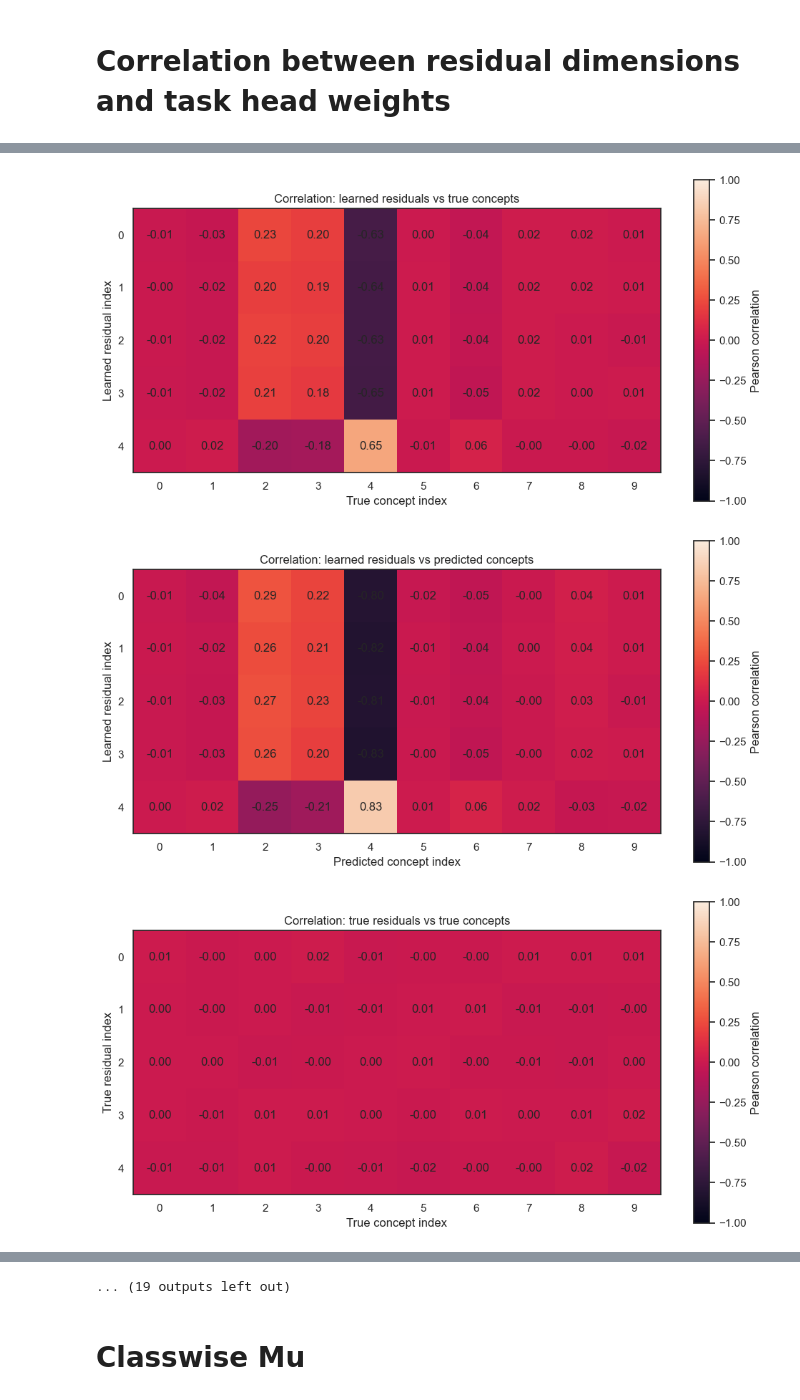
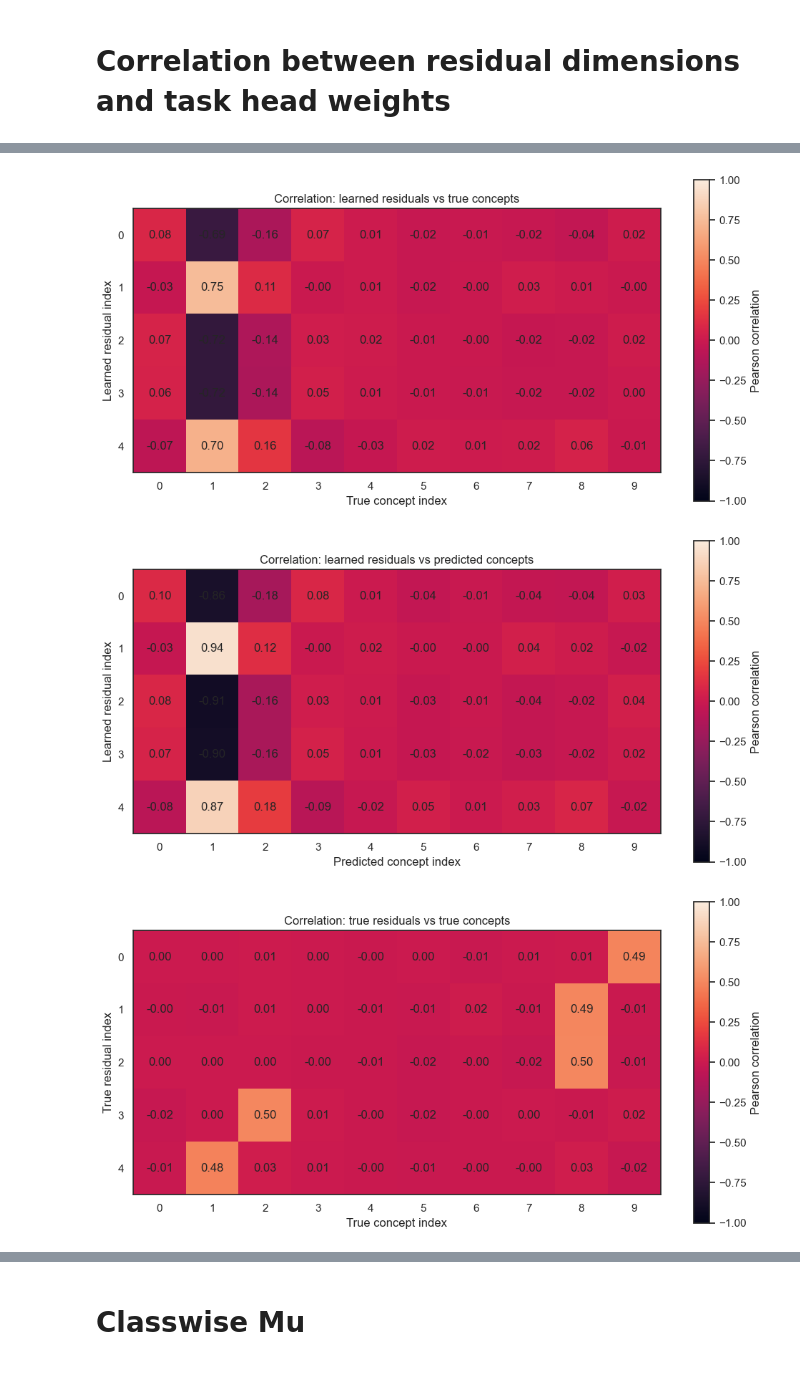
Before and after one commit to stephenmarcou/SCBM_implementation, a Jupyter notebook: plot_classwise_covariances.ipynb, the cells around one changed output, grey strips where cells are left out. Drawn from its saved outputs; the diff is of its cells as text; code cells hidden in the pictures.

Commit message:
Fixed linked concept residual dependencies in synthetic data, such that residual now depend on all linked concepts

```diff
--- a/plot_classwise_covariances.ipynb
+++ b/plot_classwise_covariances.ipynb
@@ -60,6 +83,9 @@ models = [("synthetic_res_scbm", "scbm_residual", "alpha_1.0_beta_0.0_gamma_0_rh
           ("synthetic_res_scbm", "scbm_residual", "alpha_1.0_beta_2.0_gamma_0_rho_0_200_epochs_2026-05-27_14-04-15_6e239"),
           ("synthetic_res_scbm", "scbm_residual", "alpha_1.0_beta_1.0_gamma_0_rho_0.3_200_epochs_2026-05-27_14-12-36_51f8c"),
           ("synthetic_res_scbm", "scbm_residual", "alpha_1.0_beta_1.0_gamma_0_rho_0.7_200_epochs_2026-05-27_14-17-16_91217"),]
+
+
+models = [("synthetic_res_scbm", "scbm_residual", "alpha_1.0_beta_1.0_gamma_0_rho_0.7_ratio_pairs_0.3_200_epochs_2026-05-28_16-03-53_a52f9")]
 # %% [markdown]
 # Model weight analysis
 # %%
@@ -343,6 +369,20 @@ for dataset, model, model_path in models:
     )
 
     # ------------------------------------------------------------
+    # Print dataset info again
+    # ------------------------------------------------------------
+    info = dataset_info(dataset, model, model_path)
+    print("-"*10)
+    print(f"Dataset info:")
+    print(f"Task weight s for residuals: {info['Task weight s for residuals']}")
+    print(f"Task weight s for concepts: {info['Task weight s for concepts']}")
+    print(info["alpha"])
+    print(f"rho: {info['rho_cr (correlation between linked concepts and residuals)']}")
+    print(f"Concepts linked to residuals (concept index, residual index): {info['Concepts linked to residuals (concept index, residual index)']}")
+    print("-"*10 + "\n")
+
+
+    # ------------------------------------------------------------
     # Optional: print maximum absolute correlations
     # ------------------------------------------------------------
     print("\nMax |corr| between learned residuals and true residuals:")
@@ -371,3 +411,3 @@ Concepts linked to residuals (concept index, residual index): [(3, 0), (8, 4)]
-[figure, old version]
+[figure, new version]
-[figure, old version]
+[figure, new version]
-[figure, old version]
+[figure, new version]
@@ -413,4 +432,3 @@ Concepts linked to residuals (concept index, residual index): [(3, 0), (8, 4)]
-... (19 outputs left out)
 # %% [markdown]
 # Classwise Mu
 # %%
```
Also changed, not shown: parts of 4 cells of this notebook, 1 other file.
